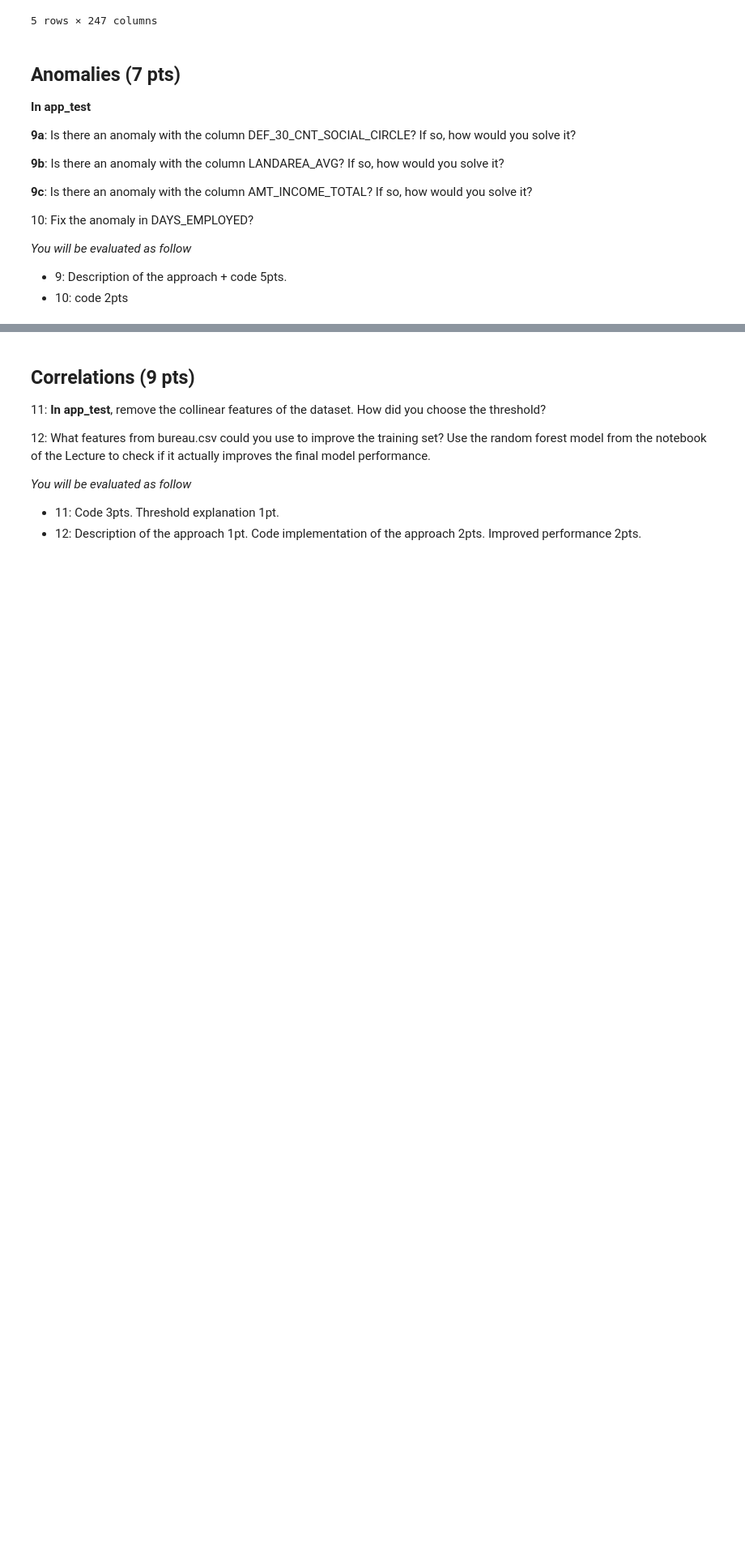
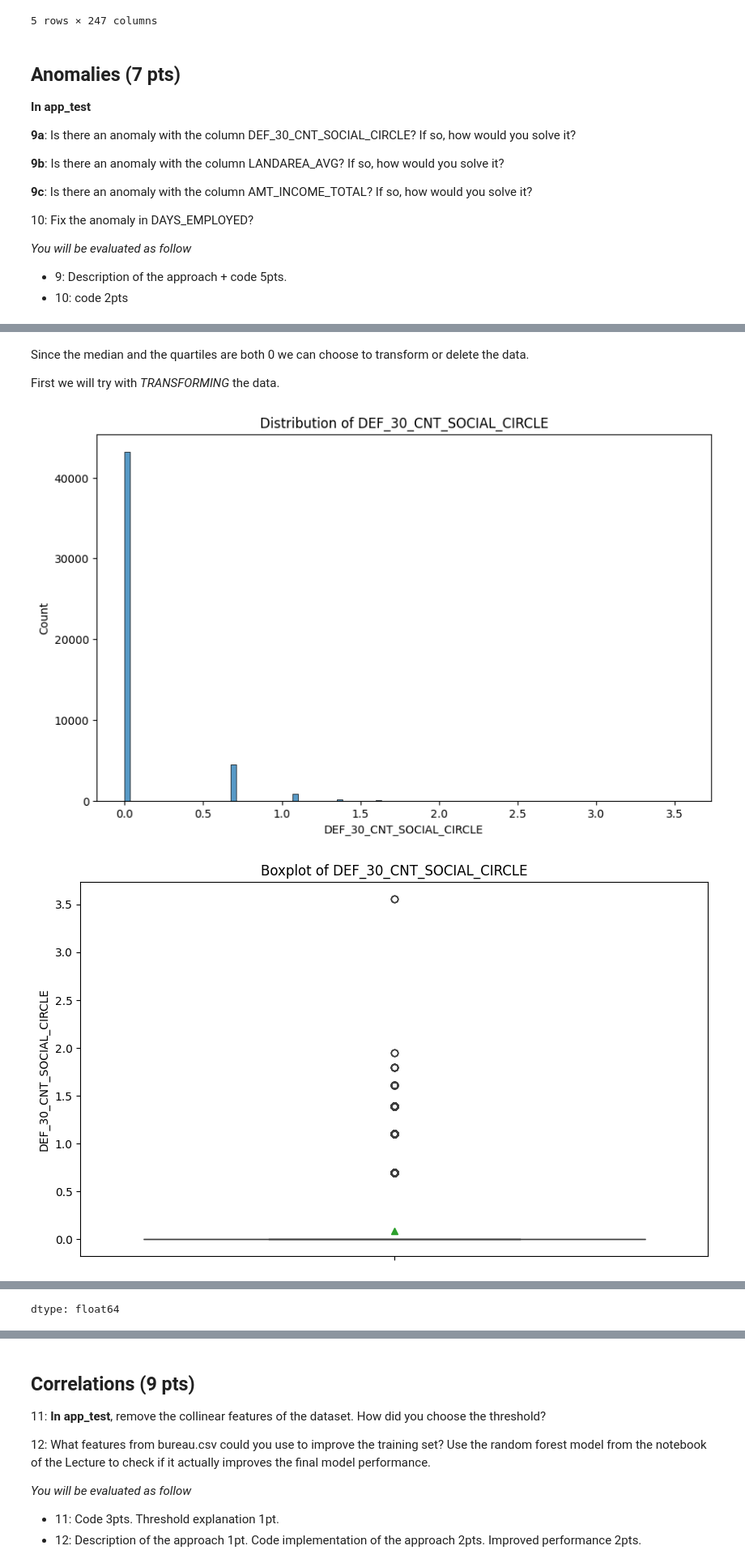
Before and after one commit to coldstrel/applied-ml-mids-2024, a Jupyter notebook: Project_Part_1.ipynb, the cells around one changed output, grey strips where cells are left out. Shown: that part at 81% size. Cells and saved outputs as stored; diff of their text form; code cells hidden in the pictures; blank space fills up the shorter version.

```diff
--- a/Project_Part_1.ipynb
+++ b/Project_Part_1.ipynb
@@ -438,0 +548,14 @@ one_hot_encoded_appTest.head()
+# %%
+from sklearn.ensemble import IsolationForest
+
+# Initialize Isolation Forest
+isolation_forest = IsolationForest(contamination=0.01)
+
+# Fit and predict anomalies (-1 means anomaly, 1 means normal)
+app_test_copy['anomaly'] = isolation_forest.fit_predict(app_test_copy[['DEF_30_CNT_SOCIAL_CIRCLE']])
+
+# Filter out anomalies
+anomalies = app_test_copy[app_test_copy['anomaly'] == -1]
+
+print("Anomalies detected using Isolation Forest:")
+anomalies['DEF_30_CNT_SOCIAL_CIRCLE']
@@ -438,0 +597,24 @@ one_hot_encoded_appTest.head()
+# %% [markdown]
+Since the median and the quartiles are both 0 we can choose to transform or delete the data.
+
+First we will try with *TRANSFORMING* the data.
+# %%
+app_test_copy_transformed = app_test_copy.copy()
+app_test_copy_transformed['DEF_30_CNT_SOCIAL_CIRCLE'] = np.log1p(app_test_copy['DEF_30_CNT_SOCIAL_CIRCLE'])
+
+# Histogram
+plt.figure(figsize=(10,6))
+sns.histplot(app_test_copy_transformed['DEF_30_CNT_SOCIAL_CIRCLE'], bins=100)
+plt.title('Distribution of DEF_30_CNT_SOCIAL_CIRCLE')
+plt.show()
+
+# Boxplot
+plt.figure(figsize=(10,6))
+sns.boxplot(app_test_copy_transformed['DEF_30_CNT_SOCIAL_CIRCLE'], showmeans = True)
+plt.title('Boxplot of DEF_30_CNT_SOCIAL_CIRCLE')
+plt.show()
+
+app_test_copy_transformed['DEF_30_CNT_SOCIAL_CIRCLE'].describe()
+# %% [output]
+[figure, added]
+[figure, added]
@@ -438,0 +630 @@ one_hot_encoded_appTest.head()
+dtype: float64
```
Also changed, not shown: parts of 32 cells of this notebook.
